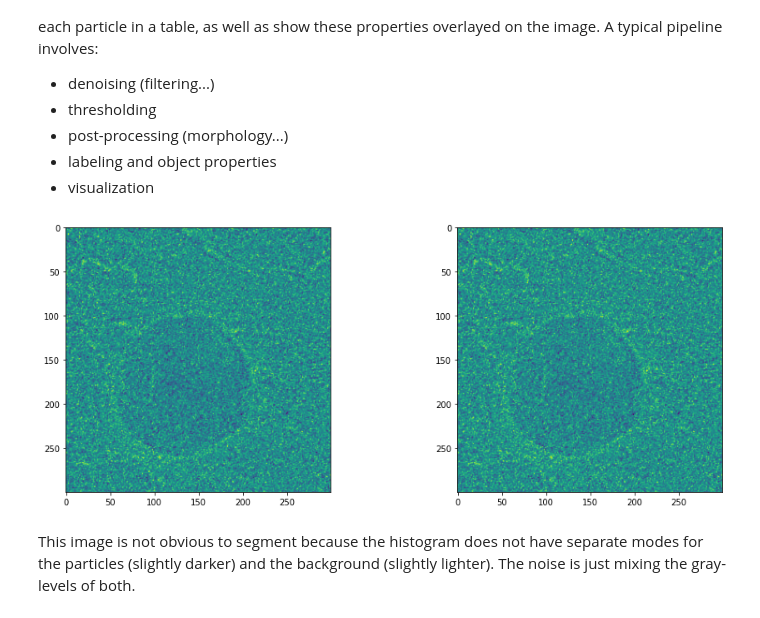
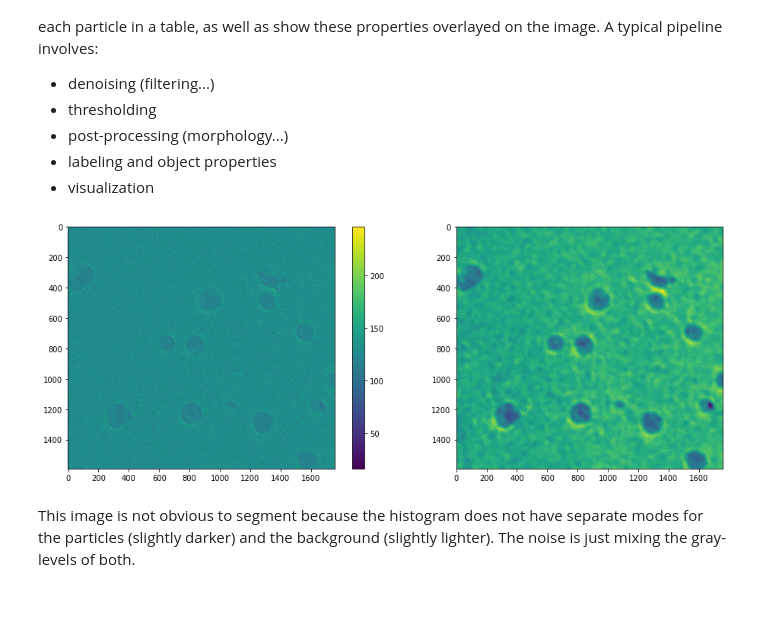
Before and after one commit to daniel-suazo/CV-Assignment1, a Jupyter notebook: Assg1_ImageProc.ipynb, the cells around one changed output. Saved outputs shown, nothing was run; the diff lists cells and outputs as text; code cells hidden in the pictures.

```diff
--- a/Assg1_ImageProc.ipynb
+++ b/Assg1_ImageProc.ipynb
@@ -213,15 +223,17 @@ You objective is to segment the particles as best as you can and return the area
 - visualization
 # %%
 particles0 = io.imread('../images/img_Hour_00_Minute_00_Second_30_Frame_0000.jpg')
-particles0_denoised = restoration.denoise_tv_chambolle(particles0, weight=0.1)
+particles0_denoised = filters.rank.median(particles0, disk(20))
+particles_denoised = particles0_denoised[300:600, 800:1100]
 particles = particles0[300:600, 800:1100]
-particles_denoised = restoration.denoise_bilateral(particles, sigma_color=5, sigma_spatial=150, multichannel=False)
+# print(particles0)
+# particles_denoised = ndimage.median_filter(particles, size=10)
 fig, axes = plt.subplots(1,2,figsize=(14,5))
-im0 = axes[0].imshow(particles)
-im1 = axes[1].imshow(particles_denoised)
-# fig.colorbar(im0,ax=axes[0])
+im0 = axes[0].imshow(particles0)
+im1 = axes[1].imshow(particles0_denoised)
+fig.colorbar(im0,ax=axes[0])
 plt.tight_layout()
 # %% [output]
-[figure, old version]
+[figure, new version]
 # %% [markdown]
 This image is not obvious to segment because the histogram does not have separate modes for the particles (slightly darker) and the background (slightly lighter). The noise is just mixing the gray-levels of both.
```
Also changed, not shown: parts of 9 cells of this notebook.
